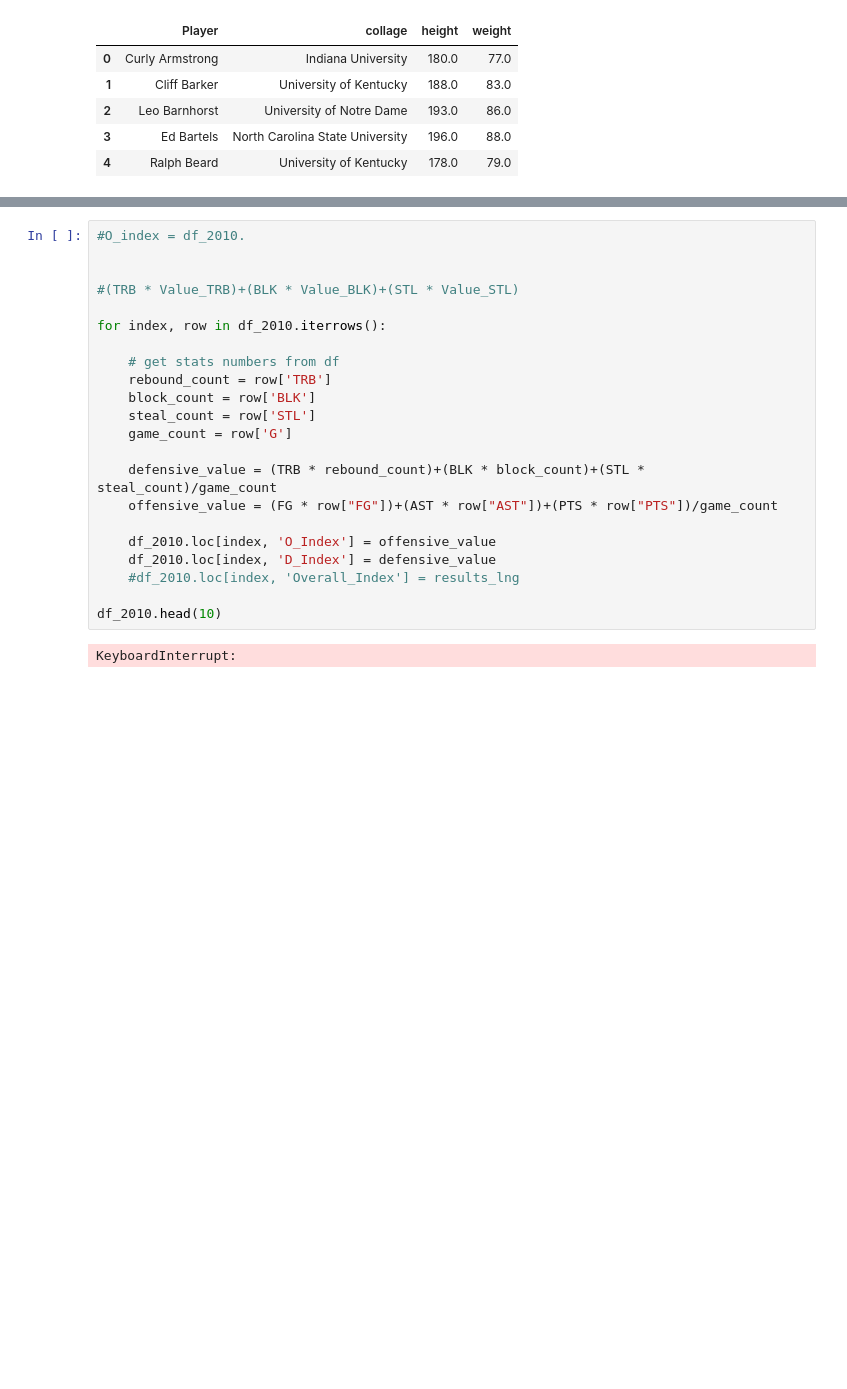
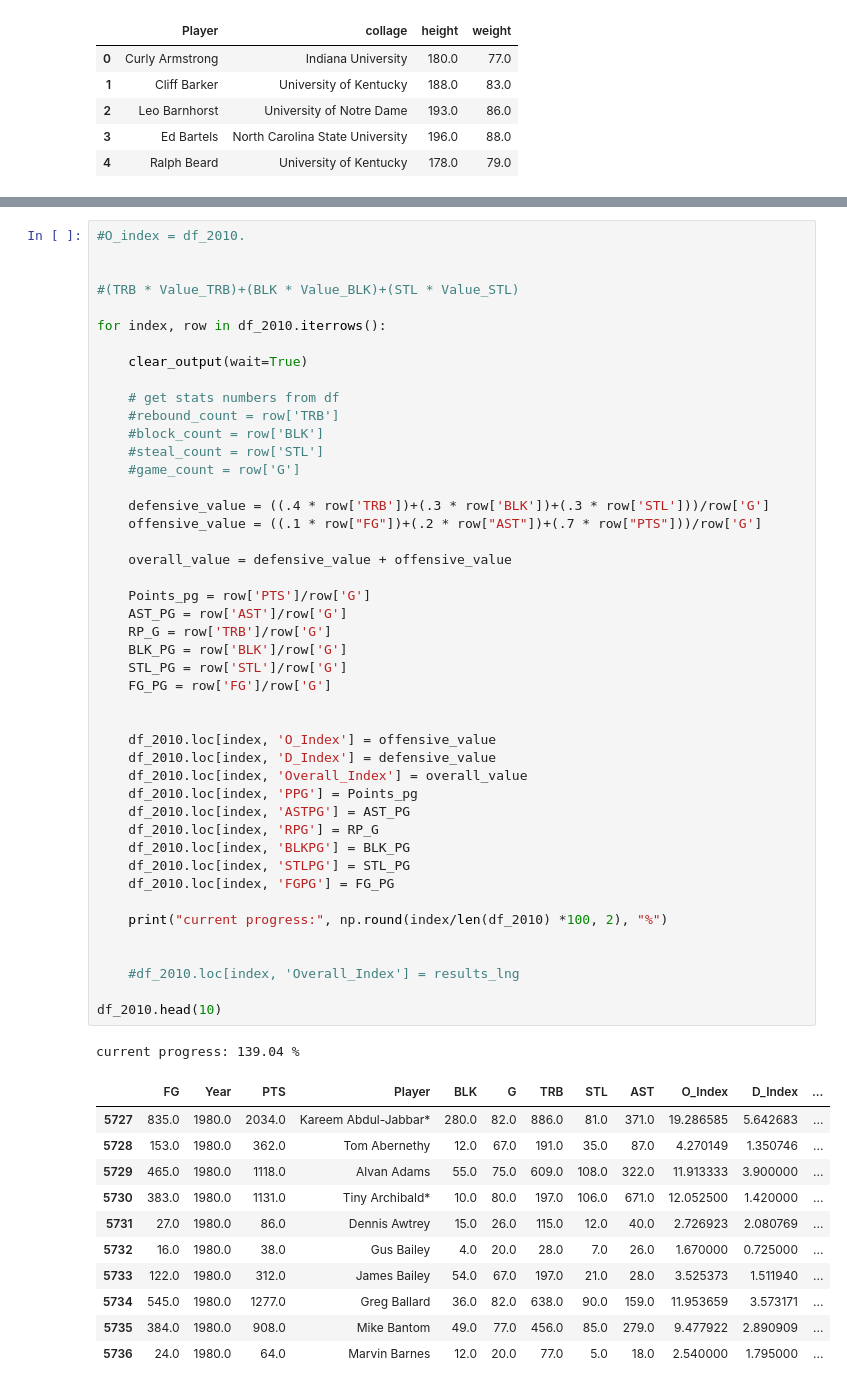
Before and after one commit to puglord88/Purple_Team_Project_1, a Jupyter notebook: NBA DATA CLEAN.ipynb, the cells around one changed output, grey strips where cells are left out. Saved outputs shown, nothing was run; the diff lists cells and outputs as text; blank space fills up the shorter version.

```diff
--- a/NBA DATA CLEAN.ipynb
+++ b/NBA DATA CLEAN.ipynb
@@ -254,24 +255,58 @@ len(Games_played)
 # %%
 #O_index = df_2010.
 
 
 #(TRB * Value_TRB)+(BLK * Value_BLK)+(STL * Value_STL)
 
 for index, row in df_2010.iterrows():
 
+    clear_output(wait=True)
+
     # get stats numbers from df
-    rebound_count = row['TRB']
-    block_count = row['BLK']
-    steal_count = row['STL']
-    game_count = row['G']
+    #rebound_count = row['TRB']
+    #block_count = row['BLK']
+    #steal_count = row['STL']
+    #game_count = row['G']
 
-    defensive_value = (TRB * rebound_count)+(BLK * block_count)+(STL * steal_count)/game_count
-    offensive_value = (FG * row["FG"])+(AST * row["AST"])+(PTS * row["PTS"])/game_count
+    defensive_value = ((.4 * row['TRB'])+(.3 * row['BLK'])+(.3 * row['STL']))/row['G']
+    offensive_value = ((.1 * row["FG"])+(.2 * row["AST"])+(.7 * row["PTS"]))/row['G']
+
+    overall_value = defensive_value + offensive_value
+
+    Points_pg = row['PTS']/row['G']
+    AST_PG = row['AST']/row['G']
+    RP_G = row['TRB']/row['G']
+    BLK_PG = row['BLK']/row['G']
+    STL_PG = row['STL']/row['G']
+    FG_PG = row['FG']/row['G']
+
 
     df_2010.loc[index, 'O_Index'] = offensive_value
     df_2010.loc[index, 'D_Index'] = defensive_value
+    df_2010.loc[index, 'Overall_Index'] = overall_value
+    df_2010.loc[index, 'PPG'] = Points_pg
+    df_2010.loc[index, 'ASTPG'] = AST_PG
+    df_2010.loc[index, 'RPG'] = RP_G
+    df_2010.loc[index, 'BLKPG'] = BLK_PG
+    df_2010.loc[index, 'STLPG'] = STL_PG
+    df_2010.loc[index, 'FGPG'] = FG_PG
+
+    print("current progress:", np.round(index/len(df_2010) *100, 2), "%")
+
+
     #df_2010.loc[index, 'Overall_Index'] = results_lng
 
 df_2010.head(10)
 # %% [output]
-KeyboardInterrupt:
+current progress: 139.04 %
+|  | FG | Year | PTS | Player | BLK | G | TRB | STL | AST | O_Index | D_Index | ... |
+| 5727 | 835.0 | 1980.0 | 2034.0 | Kareem Abdul-Jabbar* | 280.0 | 82.0 | 886.0 | 81.0 | 371.0 | 19.286585 | 5.642683 | ... |
+| 5728 | 153.0 | 1980.0 | 362.0 | Tom Abernethy | 12.0 | 67.0 | 191.0 | 35.0 | 87.0 | 4.270149 | 1.350746 | ... |
+| 5729 | 465.0 | 1980.0 | 1118.0 | Alvan Adams | 55.0 | 75.0 | 609.0 | 108.0 | 322.0 | 11.913333 | 3.900000 | ... |
+| 5730 | 383.0 | 1980.0 | 1131.0 | Tiny Archibald* | 10.0 | 80.0 | 197.0 | 106.0 | 671.0 | 12.052500 | 1.420000 | ... |
+| 5731 | 27.0 | 1980.0 | 86.0 | Dennis Awtrey | 15.0 | 26.0 | 115.0 | 12.0 | 40.0 | 2.726923 | 2.080769 | ... |
+| 5732 | 16.0 | 1980.0 | 38.0 | Gus Bailey | 4.0 | 20.0 | 28.0 | 7.0 | 26.0 | 1.670000 | 0.725000 | ... |
+| 5733 | 122.0 | 1980.0 | 312.0 | James Bailey | 54.0 | 67.0 | 197.0 | 21.0 | 28.0 | 3.525373 | 1.511940 | ... |
+| 5734 | 545.0 | 1980.0 | 1277.0 | Greg Ballard | 36.0 | 82.0 | 638.0 | 90.0 | 159.0 | 11.953659 | 3.573171 | ... |
+| 5735 | 384.0 | 1980.0 | 908.0 | Mike Bantom | 49.0 | 77.0 | 456.0 | 85.0 | 279.0 | 9.477922 | 2.890909 | ... |
+| 5736 | 24.0 | 1980.0 | 64.0 | Marvin Barnes | 12.0 | 20.0 | 77.0 | 5.0 | 18.0 | 2.540000 | 1.795000 | ... |
```
Also changed, not shown: parts of 12 cells of this notebook.
